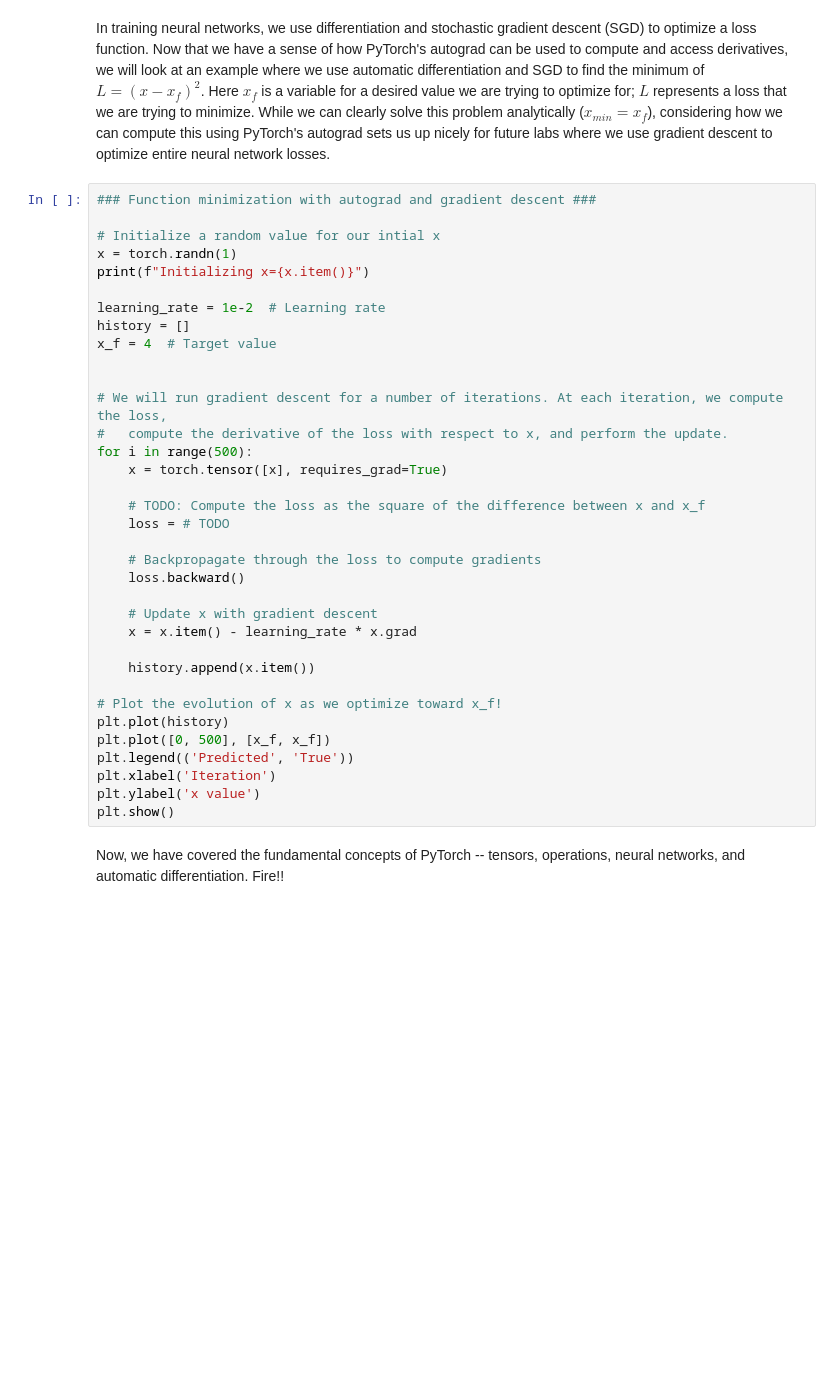
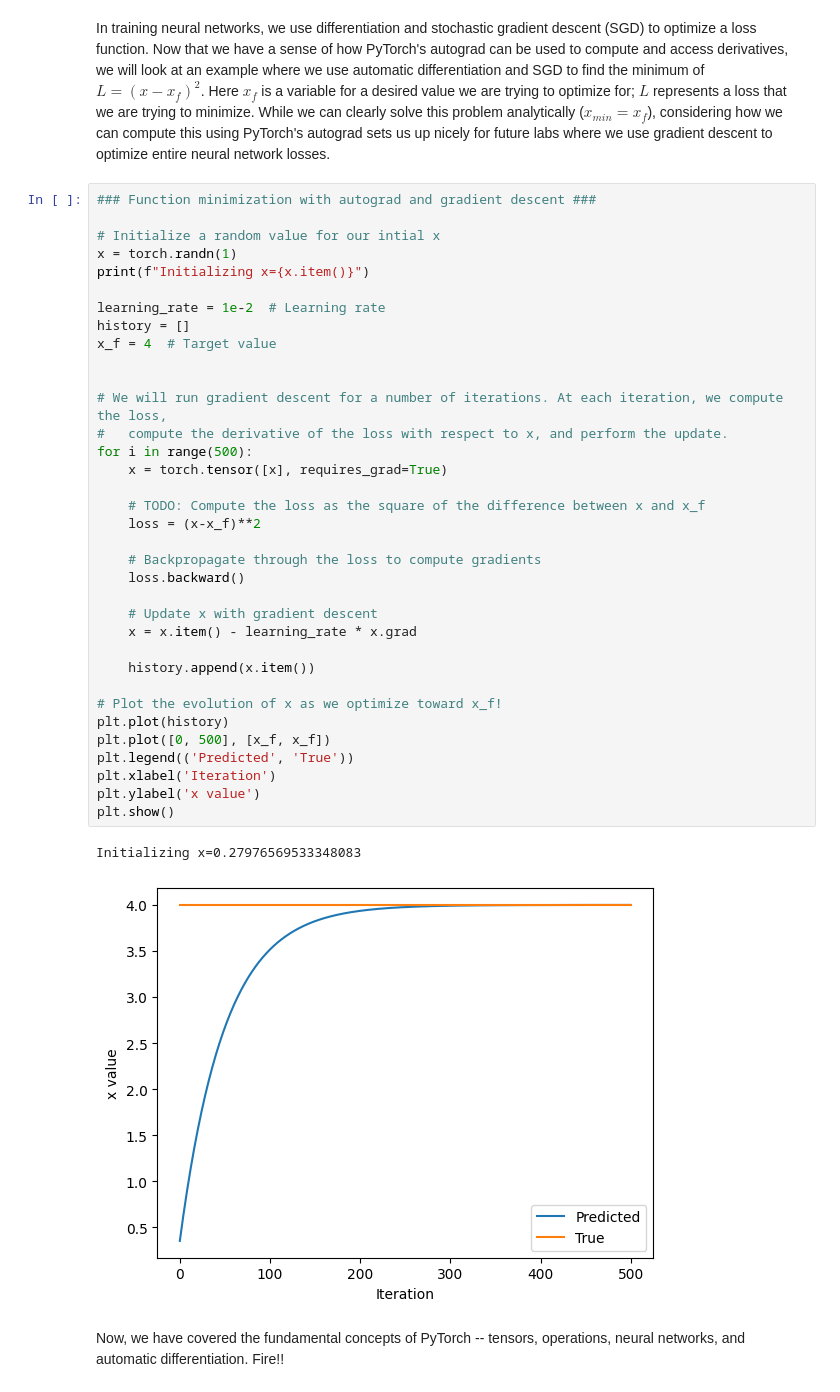
Before and after one commit to T29VN/thu_nghiem_github2, a Jupyter notebook: lab1/PT_Part1_Intro.ipynb, the cells around one changed output. Cells and saved outputs as stored; diff of their text form; blank space fills up the shorter version.

```diff
--- a/lab1/PT_Part1_Intro.ipynb
+++ b/lab1/PT_Part1_Intro.ipynb
@@ -334,33 +346,36 @@ In training neural networks, we use differentiation and stochastic gradient desc
 x = torch.randn(1)
 print(f"Initializing x={x.item()}")
 
 learning_rate = 1e-2  # Learning rate
 history = []
 x_f = 4  # Target value
 
 
 # We will run gradient descent for a number of iterations. At each iteration, we compute the loss,
 #   compute the derivative of the loss with respect to x, and perform the update.
 for i in range(500):
     x = torch.tensor([x], requires_grad=True)
 
     # TODO: Compute the loss as the square of the difference between x and x_f
-    loss = # TODO
+    loss = (x-x_f)**2
 
     # Backpropagate through the loss to compute gradients
     loss.backward()
 
     # Update x with gradient descent
     x = x.item() - learning_rate * x.grad
 
     history.append(x.item())
 
 # Plot the evolution of x as we optimize toward x_f!
 plt.plot(history)
 plt.plot([0, 500], [x_f, x_f])
 plt.legend(('Predicted', 'True'))
 plt.xlabel('Iteration')
 plt.ylabel('x value')
 plt.show()
+# %% [output]
+Initializing x=0.27976569533348083
+[figure, added]
 # %% [markdown]
 Now, we have covered the fundamental concepts of PyTorch -- tensors, operations, neural networks, and automatic differentiation. Fire!!
```
Also changed, not shown: parts of 5 cells of this notebook.
